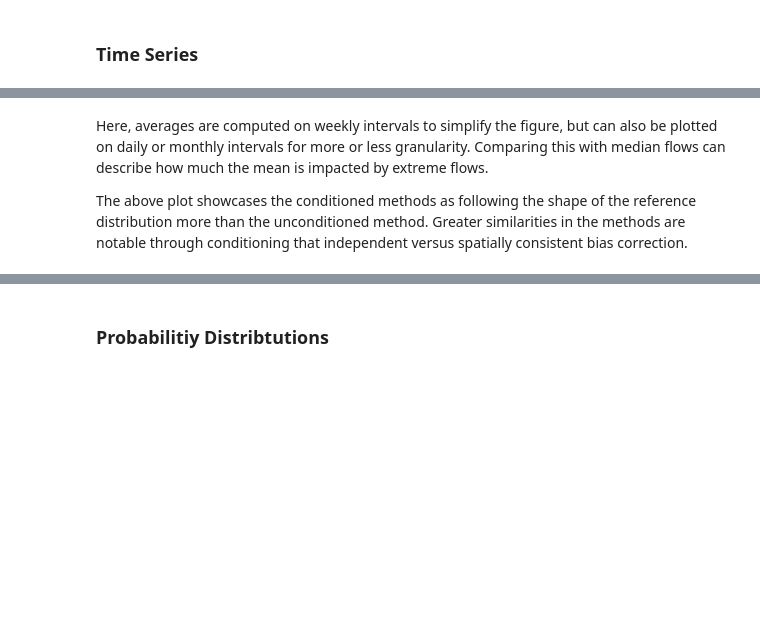
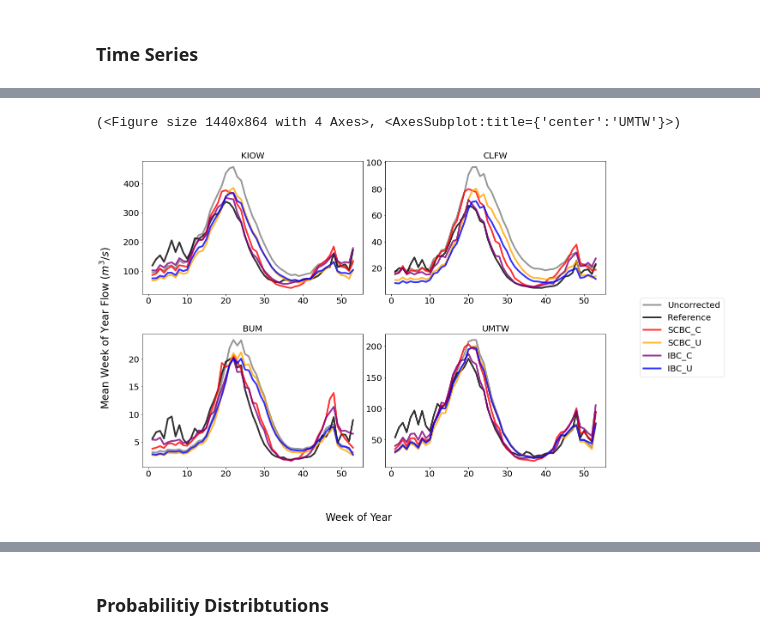
Before and after one commit to UW-Hydro/bmorph, a Jupyter notebook: tutorial/bmorph_tutorial.ipynb, the cells around one changed output, grey strips where cells are left out. Cells and saved outputs as stored; diff of their text form; code cells hidden in the pictures; blank space fills up the shorter version.

```diff
--- a/tutorial/bmorph_tutorial.ipynb
+++ b/tutorial/bmorph_tutorial.ipynb
@@ -384,6 +411,6 @@ yakima_ds = yakima_ds.rename({'site':'seg'})
 Let's pick a few sites and colors to plot for consistency. To simplify our plots, we will only focus on `scbc_c` in the dataset we just created. The methods do allow for multiple methods to be compared at once however, so we will still need to store the singular `scbc_c` in a list.
 # %%
 select_sites = ['KIOW','YUMW','BUM']
-select_sites_2 = ['KIOW','YUMW','BUM','KEE']
+select_sites_2 = ['KIOW','CLFW','BUM','UMTW']
 bcs = ['scbc_c', 'scbc_u', 'ibc_c', 'ibc_u']
 colors = ['grey', 'black', 'red', 'orange', 'purple', 'blue']
@@ -416,14 +423,15 @@ Time series being widely used in hydrology can help us understand temporal chang
 # %%
 bplot.plot_reduced_flows(
-    flow_dataset= yakima_ds,
-    plot_sites = select_sites_2,
-    interval = 'month',
-    raw_var = 'raw', raw_name = "Uncorrected",
-    ref_var = 'ref', ref_name = "Reference",
-    bc_vars = bcs, bc_names = [bc.upper() for bc in bcs],
-    plot_colors = colors
+    flow_dataset=yakima_ds,
+    plot_sites=select_sites_2,
+    interval='week',
+    reduce_func=np.mean,
+    statistic_label='Mean',
+    raw_var='raw', raw_name="Uncorrected",
+    ref_var='ref', ref_name="Reference",
+    bc_vars=bcs, bc_names=[bc.upper() for bc in bcs],
+    plot_colors=colors
 )
+# %% [output]
+(<Figure size 1440x864 with 4 Axes>, <AxesSubplot:title={'center':'UMTW'}>)
+[figure, added]
-# %% [markdown]
-Here, averages are computed on weekly intervals to simplify the figure, but can also be plotted on daily or monthly intervals for more or less granularity. Comparing this with median flows can describe how much the mean is impacted by extreme flows.
-
-The above plot showcases the conditioned methods as following the shape of the reference distribution more than the unconditioned method. Greater similarities in the methods are notable through conditioning that independent versus spatially consistent bias correction.
```
Also changed, not shown: parts of 26 cells of this notebook, 5 other files.
